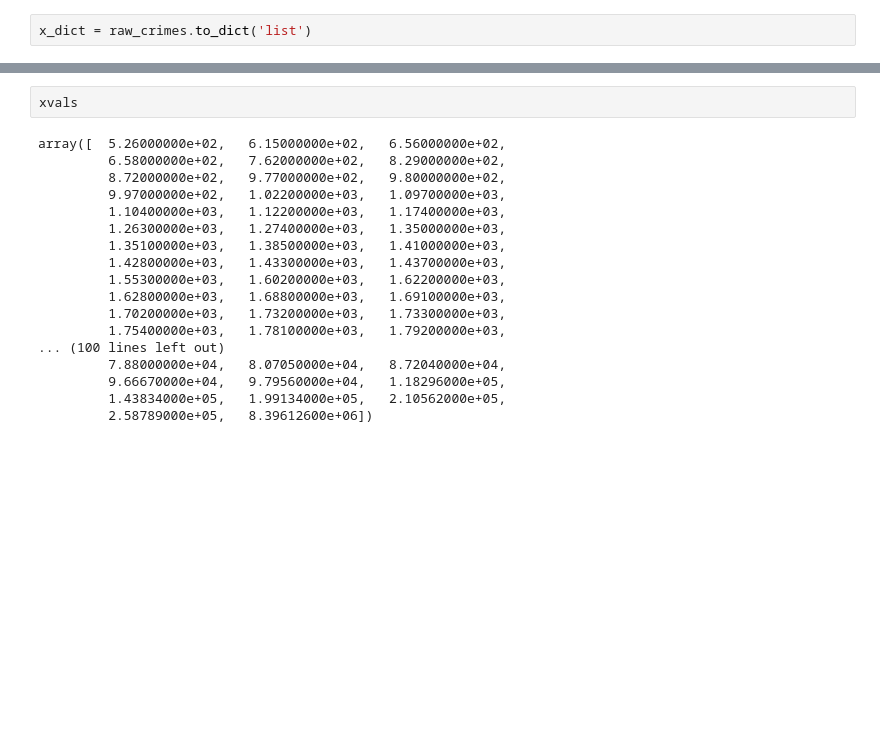
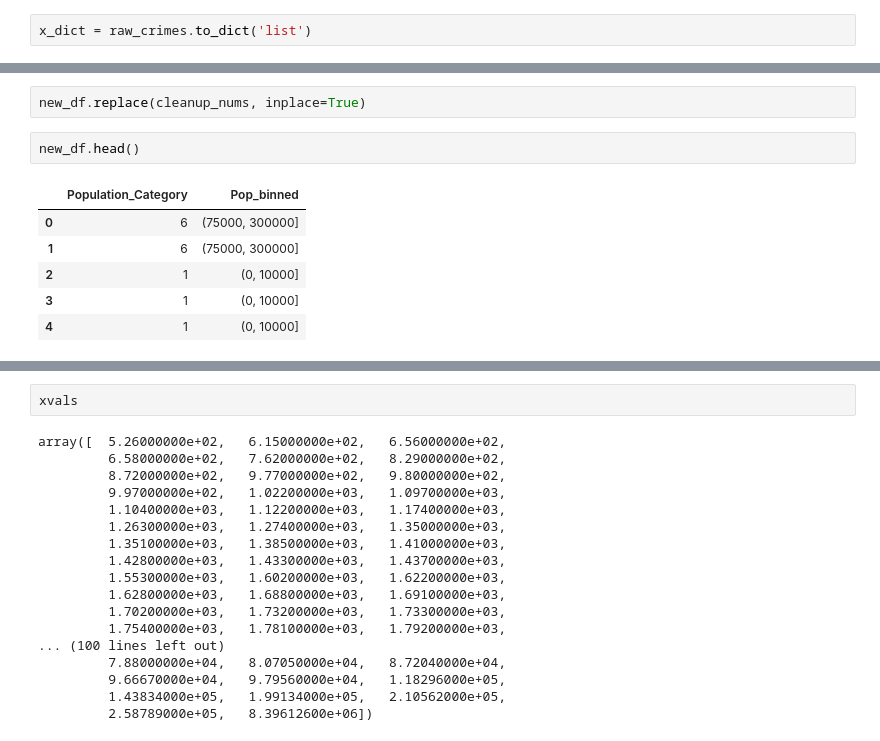
Before and after one commit to Schmidt8181/LogisticRegression, a Jupyter notebook: Logistic_Regression_Challenge.ipynb, the cells around one changed output, grey strips where cells are left out. Cells and saved outputs as stored; diff of their text form; blank space fills up the shorter version.

```diff
--- a/Logistic_Regression_Challenge.ipynb
+++ b/Logistic_Regression_Challenge.ipynb
@@ -239 +274,12 @@ x_dict = raw_crimes.to_dict('list')
+# %%
+new_df.replace(cleanup_nums, inplace=True)
+# %%
+new_df.head()
+# %% [output]
+|  | Population_Category | Pop_binned |
+| 0 | 6 | (75000, 300000] |
+| 1 | 6 | (75000, 300000] |
+| 2 | 1 | (0, 10000] |
+| 3 | 1 | (0, 10000] |
+| 4 | 1 | (0, 10000] |
 # %%
```
Also changed, not shown: parts of 8 cells of this notebook.
